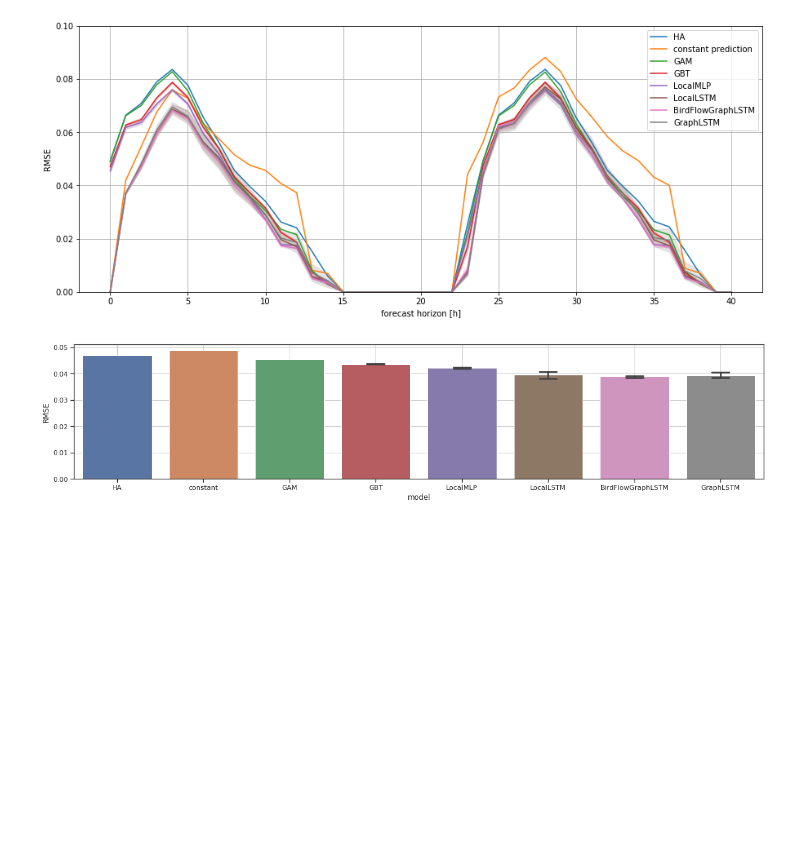
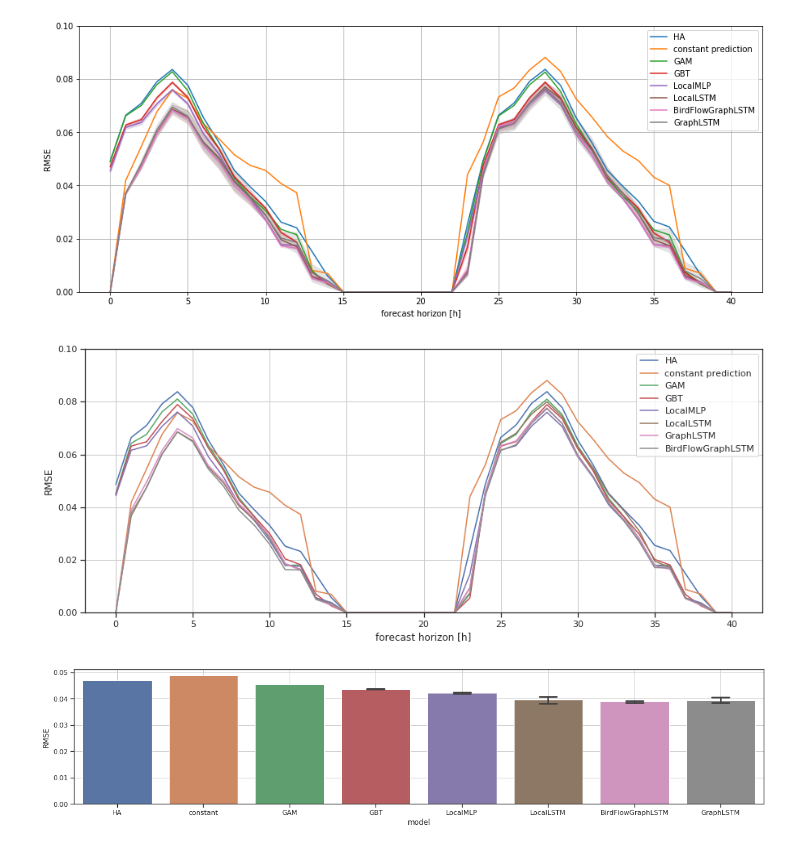
Before and after one commit to FionaLippert/birdMigration, a Jupyter notebook: notebooks/model_performance_radar.ipynb, the cells around one changed output. Cells and saved outputs as stored; diff of their text form; code cells hidden in the pictures; blank space fills up the shorter version.

```diff
--- a/notebooks/model_performance_radar.ipynb
+++ b/notebooks/model_performance_radar.ipynb
@@ -160,6 +157,10 @@ fig = utils.plot_results_scatter(results, root_transform=3, legend=True)
 fig = utils.plot_errors(results, bird_scales)
 # %% [output]
 [figure]
+# %%
+fig = utils.plot_errors(results_transformed, bird_scales_transformed)
+# %% [output]
+[figure, added]
 # %%
 fig = utils.plot_average_errors(results, bird_scales)
 # %% [output]
```
Also changed, not shown: parts of 11 cells of this notebook, 1 other file.
